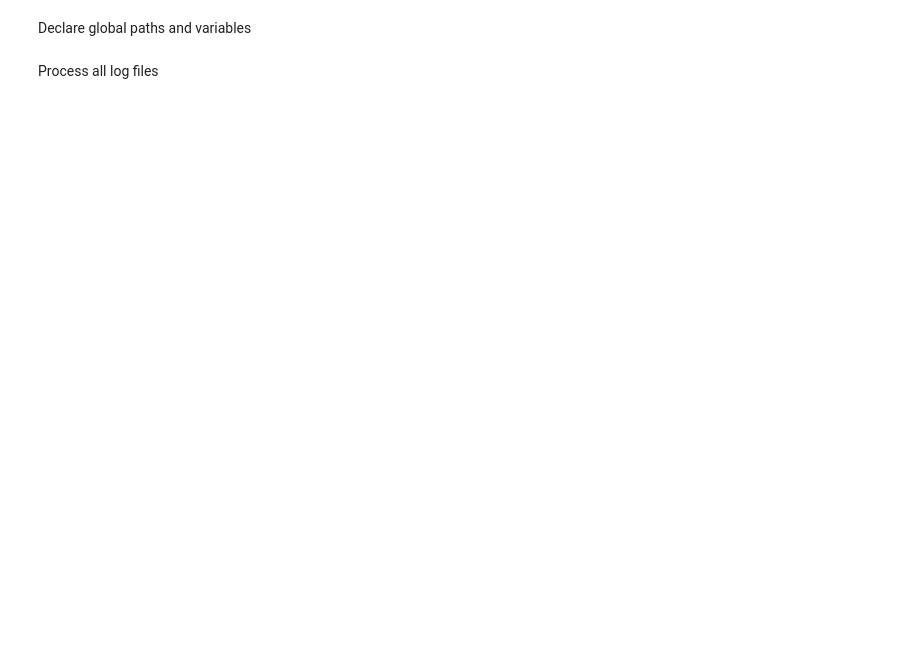
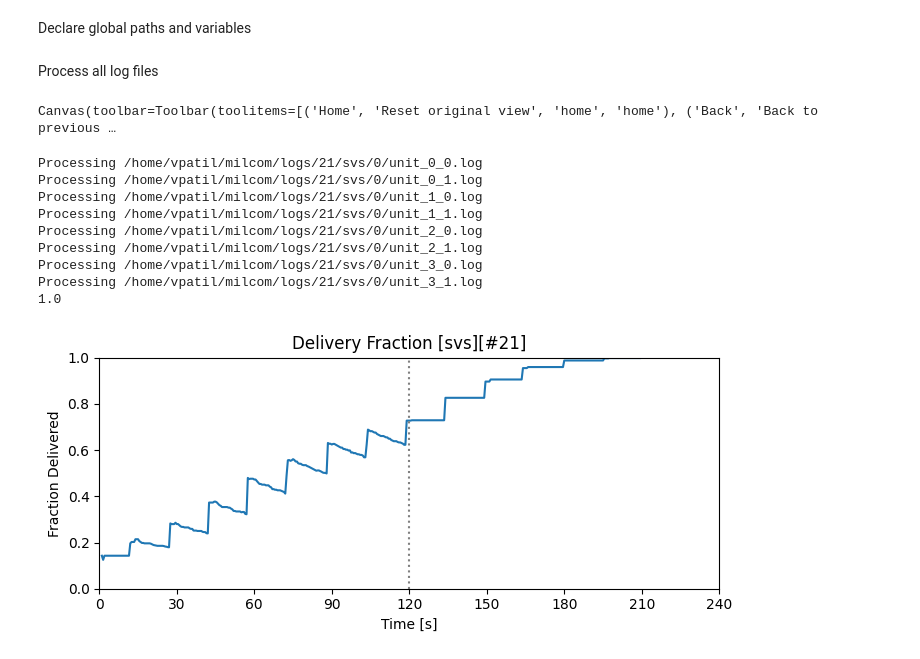
Before and after one commit to phylib/svs-pubsub-eval, a Jupyter notebook: results.ipynb, the cells around one changed output. Drawn from its saved outputs; the diff is of its cells as text; code cells hidden in the pictures; blank space fills up the shorter version.

```diff
--- a/results.ipynb
+++ b/results.ipynb
@@ -17,11 +18,15 @@ from joblib import Parallel, delayed
 # %% [markdown]
 Declare global paths and variables
 # %%
-OUTER_LOG_DIR = "/home/vpatil/milcom/logs/1/svs"
+OUTER_RUN = 21
+PROTO = "svs"
+OUTER_LOG_DIR = "/home/vpatil/milcom/logs/{}/{}".format(OUTER_RUN, PROTO)
 
 PLATOONS = 4
 NODES_PER_PLATOON = 5
-RUN_NUMBER_VALS = range(0, 5)
+RUN_NUMBER = 0
+SWITCH_TIME = 30
+NUM_ROUNDS = 2  # (while publishing)
 
 COLORS = ["blue", "orange", "red", "green"]
 MARKERS = ["^", "o", "^", "o"]
@@ -30,3 +97,27 @@ Process all log files
+# %%
+fig, ax = plt.subplots()
+fig.set_size_inches(8, 3)
+ax.set_title("Delivery Fraction [{}][#{}]".format(PROTO, OUTER_RUN))
+ax.set_ylabel('Fraction Delivered')
+ax.set_xlabel('Time [s]')
+ax.set_ylim(0, 1)
+
+plot_delivery(ax, OUTER_RUN, PROTO)
+
+display(fig)
+plt.close()
+# %% [output]
+Canvas(toolbar=Toolbar(toolitems=[('Home', 'Reset original view', 'home', 'home'), ('Back', 'Back to previous …
+Processing /home/vpatil/milcom/logs/21/svs/0/unit_0_0.log
+Processing /home/vpatil/milcom/logs/21/svs/0/unit_0_1.log
+Processing /home/vpatil/milcom/logs/21/svs/0/unit_1_0.log
+Processing /home/vpatil/milcom/logs/21/svs/0/unit_1_1.log
+Processing /home/vpatil/milcom/logs/21/svs/0/unit_2_0.log
+Processing /home/vpatil/milcom/logs/21/svs/0/unit_2_1.log
+Processing /home/vpatil/milcom/logs/21/svs/0/unit_3_0.log
+Processing /home/vpatil/milcom/logs/21/svs/0/unit_3_1.log
+1.0
+[figure, added]
 # %%
 def parse_ifconfig_file(filename):
     data = {}
```
Also changed, not shown: parts of 8 cells of this notebook.
